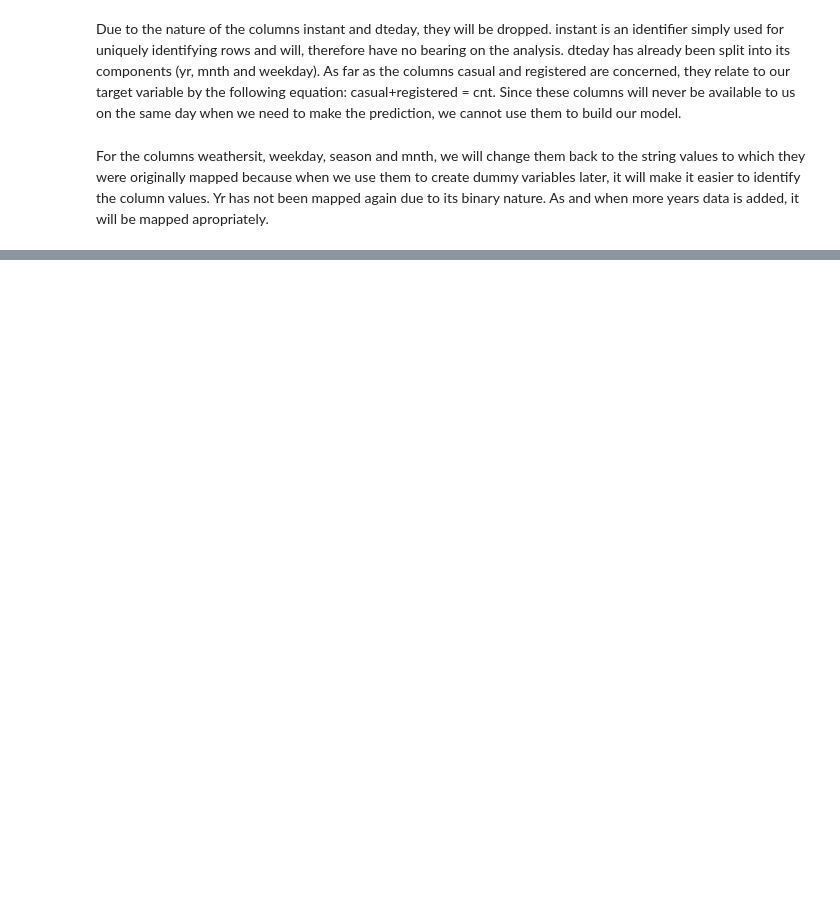
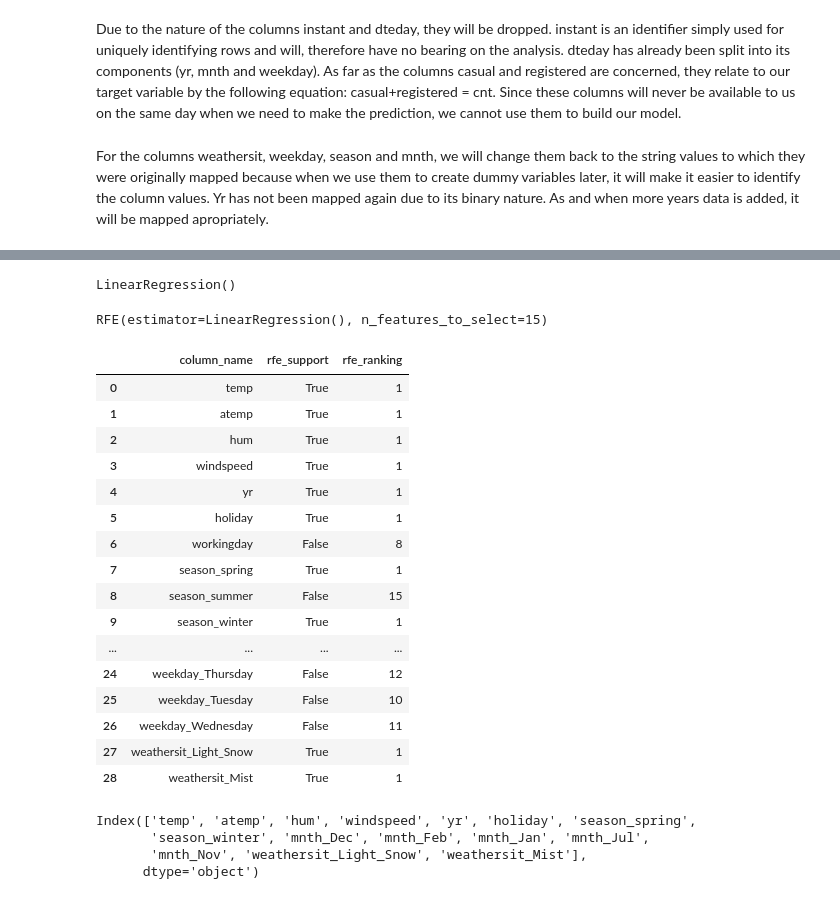
Before and after one commit to ABhatta92/BikeSharingRegression, a Jupyter notebook: BikeSharing.ipynb, the cells around one changed output, grey strips where cells are left out. Drawn from its saved outputs; the diff is of its cells as text; code cells hidden in the pictures; blank space fills up the shorter version.

```diff
--- a/BikeSharing.ipynb
+++ b/BikeSharing.ipynb
@@ -110,5 +190,3 @@ dummy_cols.head()
-# %%
-dummy_cols.drop('cnt', axis=1,inplace=True)
 # %%
 df_encoded = pd.concat([df_numerical,dummy_cols],axis=1)
 # %%
@@ -134,7 +253,5 @@ df_train.describe()
 # %%
-y_train = df_train['cnt']
-cols = df_train.columns.to_list()
-cols.remove('cnt')
-X_train = df_train[cols]
+y_train = df_train.pop('cnt')
+X_train = df_train
 # %%
 X_train.head()
@@ -142,16 +267,41 @@ X_train.head()
 X_train_sm = sm.add_constant(X_train)
 # %%
 estimator = LinearRegression()
+estimator.fit(X_train, y_train)
+# %% [output]
+LinearRegression()
 # %%
 rfe = RFE(estimator, n_features_to_select=15)
+rfe.fit(X_train, y_train)
+# %% [output]
+RFE(estimator=LinearRegression(), n_features_to_select=15)
 # %%
-rfe.fit(X_train, y_train)
+rfe_op = pd.DataFrame(list(zip(X_train.columns, rfe.support_, rfe.ranking_)), columns = ['column_name', 'rfe_support', 'rfe_ranking'])
 # %%
-selected_features = rfe.support_
-selected_feature_names = [feature for feature, selected in zip(range(X_train.shape[1]), selected_features) if selected]
-
-print("Selected Features:")
-print(selected_feature_names)
+rfe_op
+# %% [output]
+|  | column_name | rfe_support | rfe_ranking |
+| 0 | temp | True | 1 |
+| 1 | atemp | True | 1 |
+| 2 | hum | True | 1 |
+| 3 | windspeed | True | 1 |
+| 4 | yr | True | 1 |
+| 5 | holiday | True | 1 |
+| 6 | workingday | False | 8 |
+| 7 | season_spring | True | 1 |
+| 8 | season_summer | False | 15 |
+| 9 | season_winter | True | 1 |
+| ... | ... | ... | ... |
+| 24 | weekday_Thursday | False | 12 |
+| 25 | weekday_Tuesday | False | 10 |
+| 26 | weekday_Wednesday | False | 11 |
+| 27 | weathersit_Light_Snow | True | 1 |
+| 28 | weathersit_Mist | True | 1 |
 # %%
-selected_cols = [X_train.columns[x] for x in selected_feature_names]
-print(selected_cols)
+cols = X_train.columns[rfe.support_]
+cols
+# %% [output]
+Index(['temp', 'atemp', 'hum', 'windspeed', 'yr', 'holiday', 'season_spring',
+       'season_winter', 'mnth_Dec', 'mnth_Feb', 'mnth_Jan', 'mnth_Jul',
+       'mnth_Nov', 'weathersit_Light_Snow', 'weathersit_Mist'],
+      dtype='object')
```
Also changed, not shown: parts of 18 cells of this notebook.
